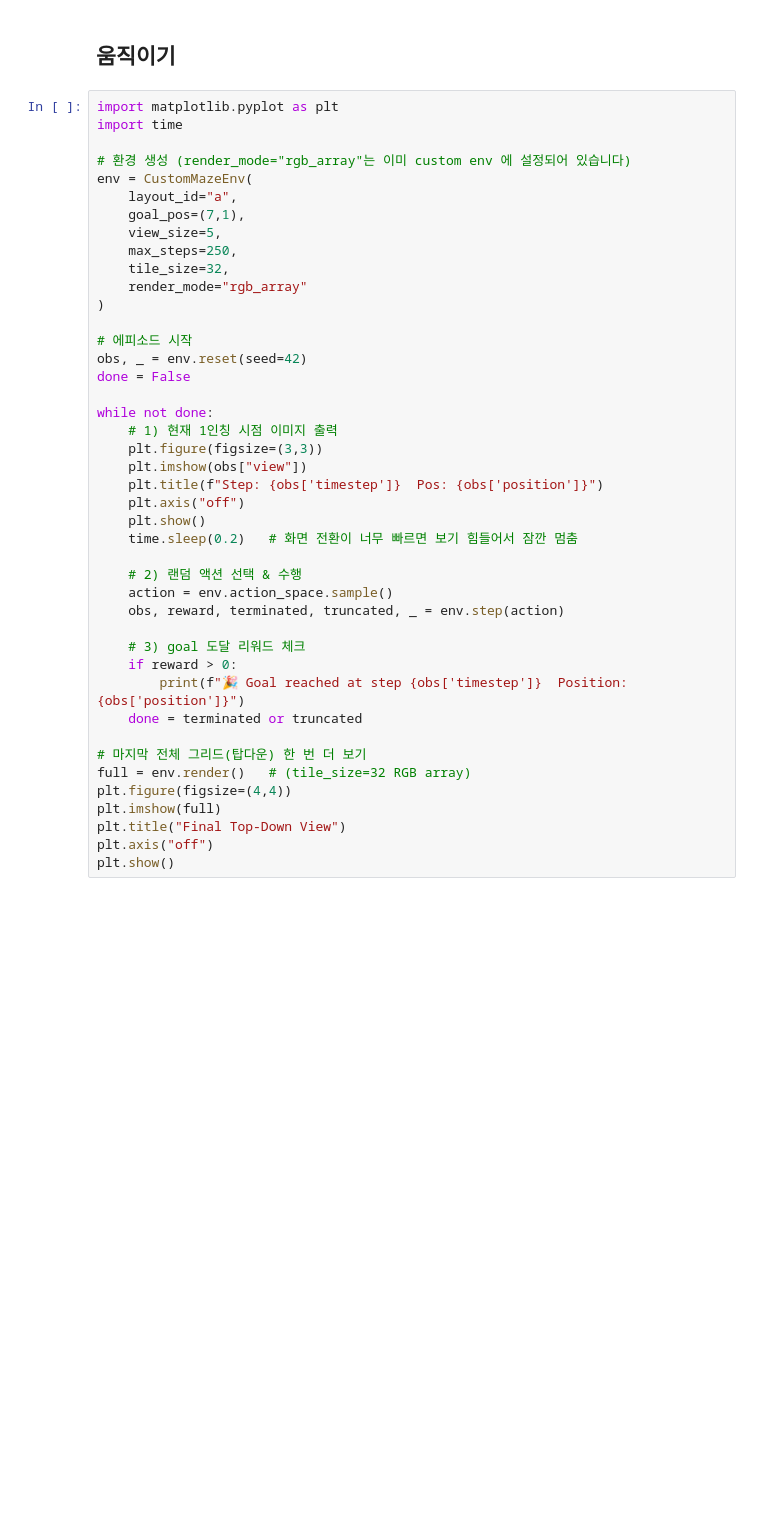
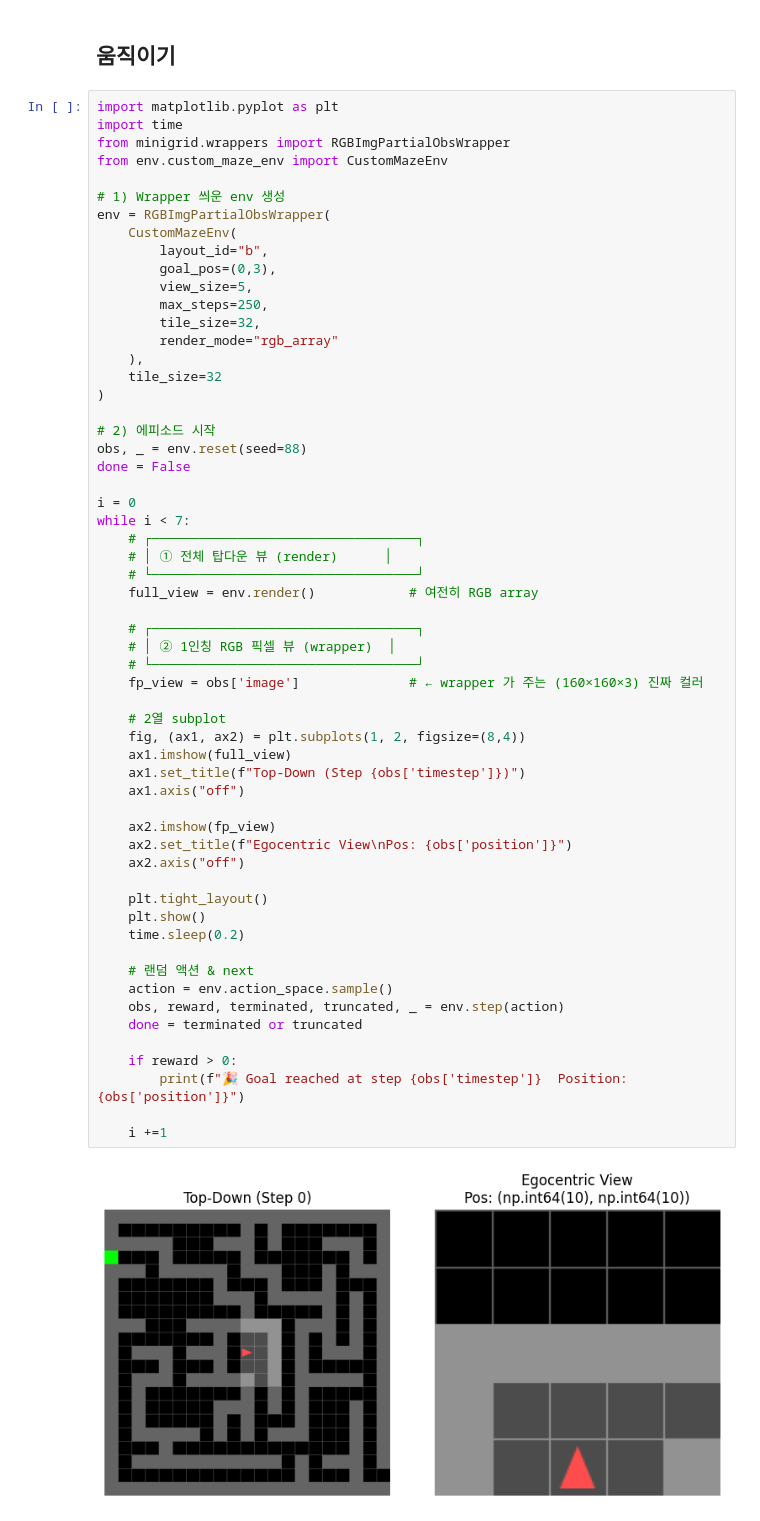
Before and after one commit to jongminpark88/Comp_neuro_final, a Jupyter notebook: notebooks/visualize_map.ipynb, the cells around one changed output. Cells and saved outputs as stored; diff of their text form; blank space fills up the shorter version.

```diff
--- a/notebooks/visualize_map.ipynb
+++ b/notebooks/visualize_map.ipynb
@@ -65,43 +67,60 @@ dict_keys(['view', 'timestep', 'position', 'image'])
 # %%
 import matplotlib.pyplot as plt
 import time
+from minigrid.wrappers import RGBImgPartialObsWrapper
+from env.custom_maze_env import CustomMazeEnv
 
-# 환경 생성 (render_mode="rgb_array"는 이미 custom env 에 설정되어 있습니다)
-env = CustomMazeEnv(
-    layout_id="a",
-    goal_pos=(7,1),
-    view_size=5,
-    max_steps=250,
-    tile_size=32,
-    render_mode="rgb_array"
+# 1) Wrapper 씌운 env 생성
+env = RGBImgPartialObsWrapper(
+    CustomMazeEnv(
+        layout_id="b",
+        goal_pos=(0,3),
+        view_size=5,
+        max_steps=250,
+        tile_size=32,
+        render_mode="rgb_array"
+    ),
+    tile_size=32
 )
 
-# 에피소드 시작
-obs, _ = env.reset(seed=42)
+# 2) 에피소드 시작
+obs, _ = env.reset(seed=88)
 done = False
 
-while not done:
-    # 1) 현재 1인칭 시점 이미지 출력
-    plt.figure(figsize=(3,3))
-    plt.imshow(obs["view"])
-    plt.title(f"Step: {obs['timestep']}  Pos: {obs['position']}")
-    plt.axis("off")
+i = 0
+while i < 7:
+    # ┌──────────────────────────────────┐
+    # │ ① 전체 탑다운 뷰 (render)      │
+    # └──────────────────────────────────┘
+    full_view = env.render()            # 여전히 RGB array
+
+    # ┌──────────────────────────────────┐
+    # │ ② 1인칭 RGB 픽셀 뷰 (wrapper)  │
+    # └──────────────────────────────────┘
+    fp_view = obs['image']              # ← wrapper 가 주는 (160×160×3) 진짜 컬러
+
+    # 2열 subplot
+    fig, (ax1, ax2) = plt.subplots(1, 2, figsize=(8,4))
+    ax1.imshow(full_view)
+    ax1.set_title(f"Top-Down (Step {obs['timestep']})")
+    ax1.axis("off")
+
+    ax2.imshow(fp_view)
+    ax2.set_title(f"Egocentric View\nPos: {obs['position']}")
+    ax2.axis("off")
+
+    plt.tight_layout()
     plt.show()
-    time.sleep(0.2)   # 화면 전환이 너무 빠르면 보기 힘들어서 잠깐 멈춤
+    time.sleep(0.2)
 
-    # 2) 랜덤 액션 선택 & 수행
+    # 랜덤 액션 & next
     action = env.action_space.sample()
     obs, reward, terminated, truncated, _ = env.step(action)
+    done = terminated or truncated
 
-    # 3) goal 도달 리워드 체크
     if reward > 0:
         print(f"🎉 Goal reached at step {obs['timestep']}  Position: {obs['position']}")
-    done = terminated or truncated
 
-# 마지막 전체 그리드(탑다운) 한 번 더 보기
-full = env.render()   # (tile_size=32 RGB array)
-plt.figure(figsize=(4,4))
-plt.imshow(full)
-plt.title("Final Top-Down View")
-plt.axis("off")
-plt.show()
+    i +=1
+# %% [output]
+[figure, added]
```
Also changed, not shown: parts of 17 cells of this notebook, 1 other file.
